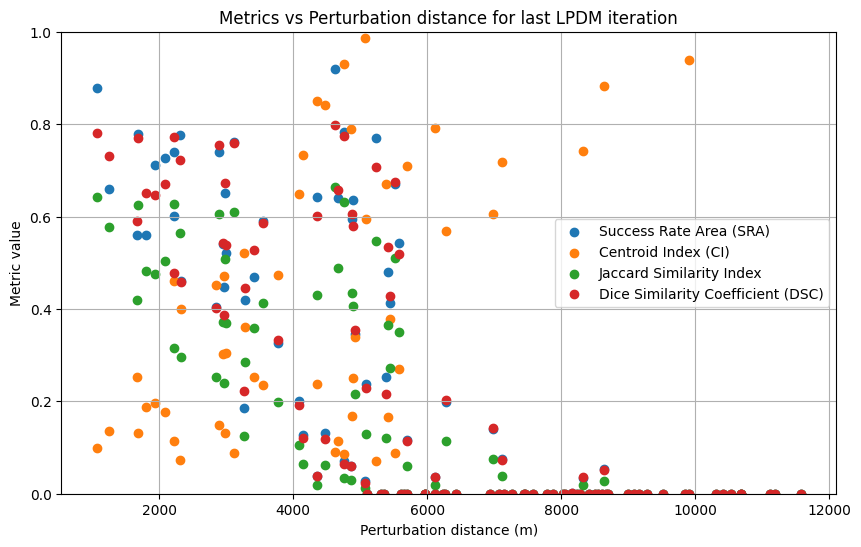
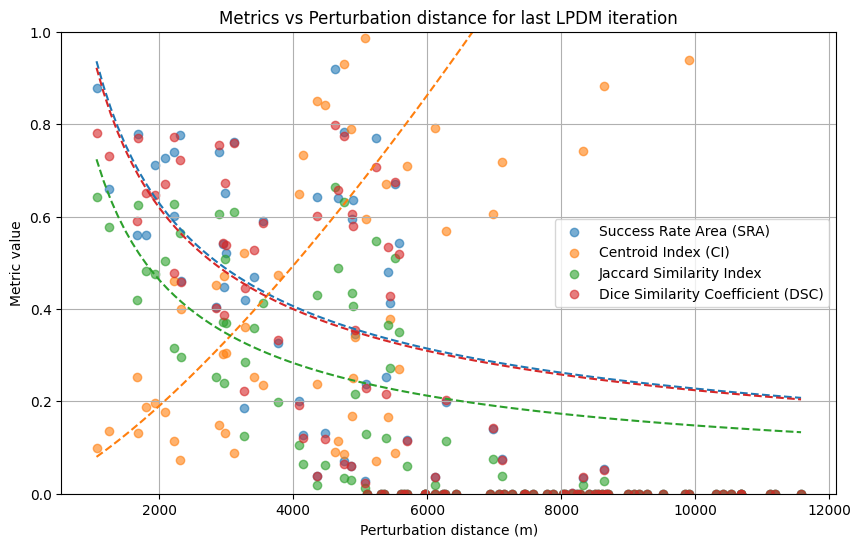
The change to this notebook cell's code, shown as a diff; its figure went from the first image to the second:
--- before
+++ after
@@ -1,2 +1,12 @@
+from scipy.optimize import curve_fit
+import numpy as np
+import pandas as pd
+import matplotlib.pyplot as plt
+
+metrics_last_iteration = pd.read_csv('sa_2_2/heco_results_test_polygons_metrics_last_iteration.csv')
+
+def power_law(x, a, b):
+    return a * (x ** b)
+
 # plot diagrams of metrics_last_iteration
 #sort by perturbation distance
@@ -4,15 +14,35 @@
 
 plt.figure(figsize=(10, 6))
-plt.title(f'Metrics vs Perturbation distance for last LPDM iteration')
+plt.title('Metrics vs Perturbation distance for last LPDM iteration')
 plt.xlabel('Perturbation distance (m)')
 plt.ylabel('Metric value')
-plt.scatter(metrics_last_iteration['origin_perturbation'], metrics_last_iteration['SRA'], label='Success Rate Area (SRA)')
-plt.scatter(metrics_last_iteration['origin_perturbation'], metrics_last_iteration['CI'], label='Centroid Index (CI)')
-plt.scatter(metrics_last_iteration['origin_perturbation'], metrics_last_iteration['Jaccard'], label='Jaccard Similarity Index')
-plt.scatter(metrics_last_iteration['origin_perturbation'], metrics_last_iteration['DICE'], label='Dice Similarity Coefficient (DSC)')
+
+variables = [
+    ('SRA', 'Success Rate Area (SRA)', 'tab:blue'),
+    ('CI', 'Centroid Index (CI)', 'tab:orange'),
+    ('Jaccard', 'Jaccard Similarity Index', 'tab:green'),
+    ('DICE', 'Dice Similarity Coefficient (DSC)', 'tab:red')
+]
+
+x_data = metrics_last_iteration['origin_perturbation'].values
+# avoid zero for power law
+x_fit = np.linspace(max(0.1, x_data.min()), x_data.max(), 100)
+
+for var, label, color in variables:
+    y_data = metrics_last_iteration[var].values
+    plt.scatter(x_data, y_data, label=label, color=color, alpha=0.6)
+    
+    # Fit power law trendline
+    try:
+        mask = (x_data > 0) & (y_data > 0)
+        if np.sum(mask) > 2:
+            popt, _ = curve_fit(power_law, x_data[mask], y_data[mask], maxfev=10000)
+            plt.plot(x_fit, power_law(x_fit, *popt), color=color, linestyle='--')
+    except Exception as e:
+        print(f'Could not fit trendline for {var}: {e}')
+
 plt.legend()
 plt.ylim(0, 1)
 plt.grid()
-plt.savefig(f'sa_2_2/metrics_vs_origin_perturbation_last_iteration.png')
+plt.savefig('sa_2_2/metrics_vs_origin_perturbation_last_iteration.png')
 plt.show()
-

Commit: test sensivity analysis_2 completed